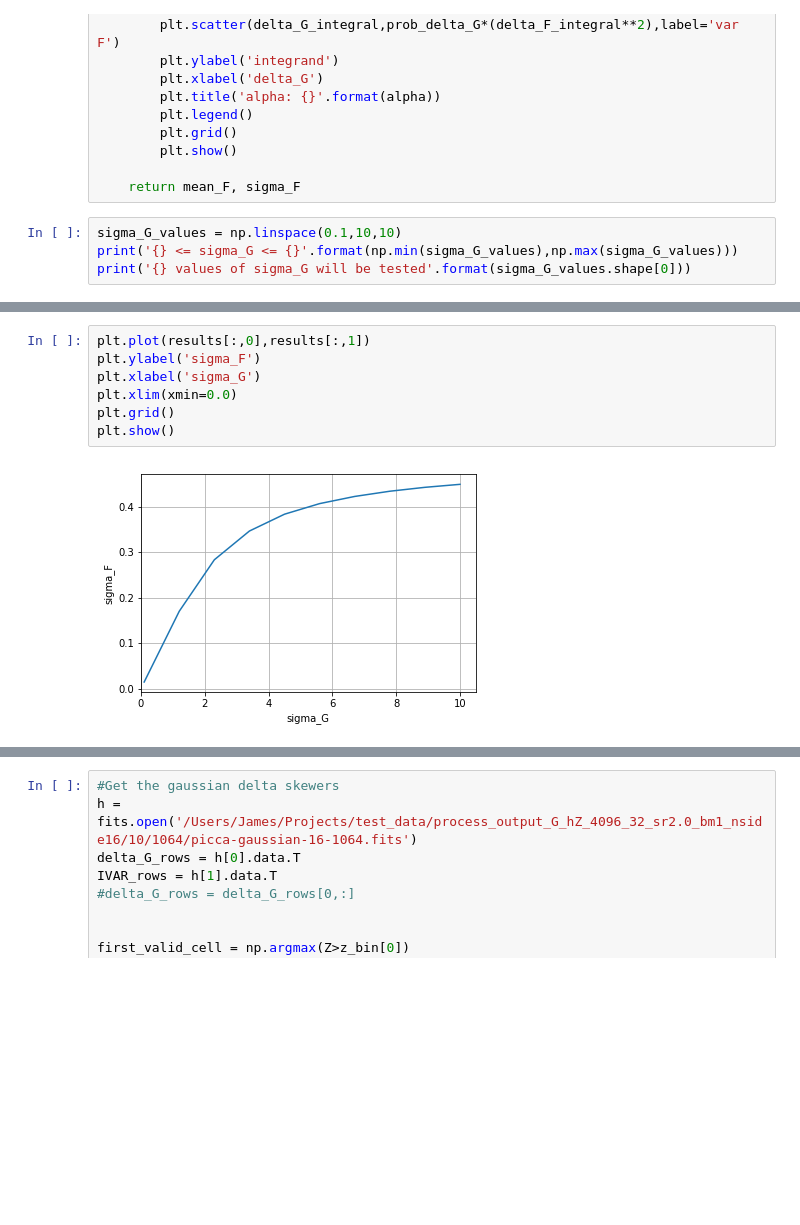
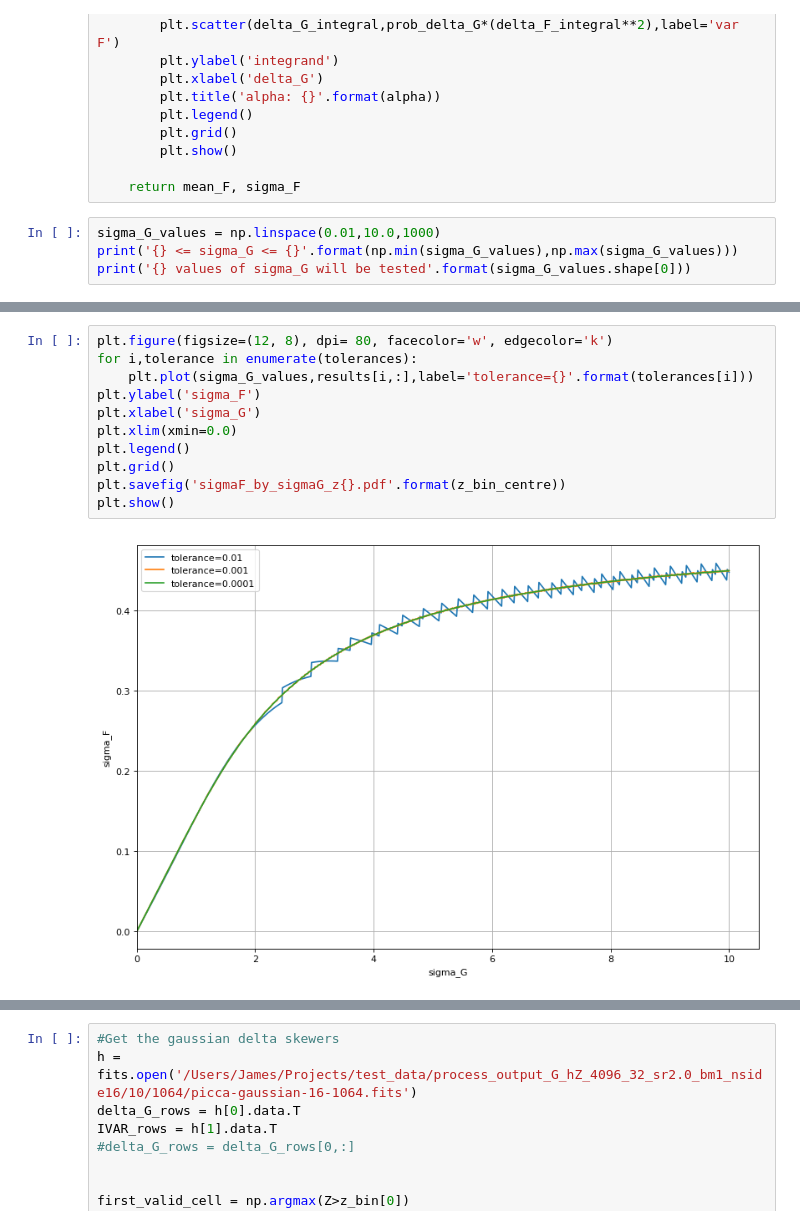
Before and after one commit to igmhub/LyaCoLoRe, a Jupyter notebook: example_scripts/tune_flux.ipynb, the cells around one changed output, grey strips where cells are left out. Cells and saved outputs as stored; diff of their text form; blank space fills up the shorter version.

```diff
--- a/example_scripts/tune_flux.ipynb
+++ b/example_scripts/tune_flux.ipynb
@@ -79,7 +79,7 @@ def get_flux_stats(z,sigma_G,alpha,beta,mean_only=False,show_plot=False):
 
     return mean_F, sigma_F
 # %%
-sigma_G_values = np.linspace(0.1,10,10)
+sigma_G_values = np.linspace(0.01,10.0,1000)
 print('{} <= sigma_G <= {}'.format(np.min(sigma_G_values),np.max(sigma_G_values)))
 print('{} values of sigma_G will be tested'.format(sigma_G_values.shape[0]))
 # %% [output]
@@ -152,9 +149,13 @@ sigma G 10.00, alpha 635.84: mean F 0.8000, sigma F 0.4494, n  12
 # %%
-plt.plot(results[:,0],results[:,1])
+plt.figure(figsize=(12, 8), dpi= 80, facecolor='w', edgecolor='k')
+for i,tolerance in enumerate(tolerances):
+    plt.plot(sigma_G_values,results[i,:],label='tolerance={}'.format(tolerances[i]))
 plt.ylabel('sigma_F')
 plt.xlabel('sigma_G')
 plt.xlim(xmin=0.0)
+plt.legend()
 plt.grid()
+plt.savefig('sigmaF_by_sigmaG_z{}.pdf'.format(z_bin_centre))
 plt.show()
 # %% [output]
-[figure, old version]
+[figure, new version]
```
Also changed, not shown: parts of 6 cells of this notebook, 5 other files.
